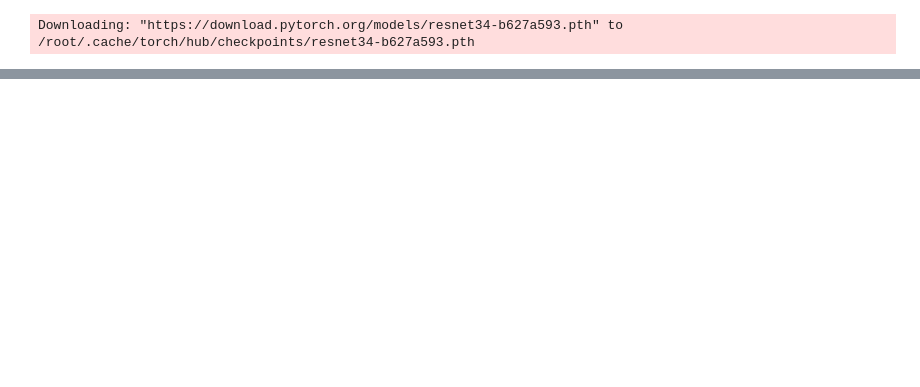
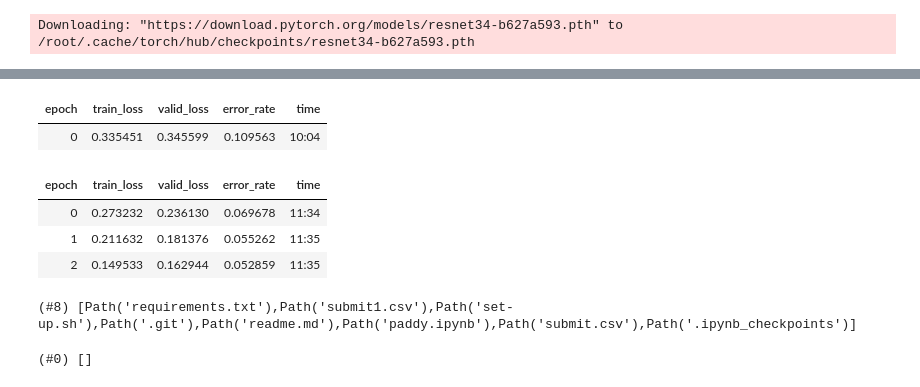
Before and after one commit to tripathysagar/paddy-kaggle, a Jupyter notebook: paddy.ipynb, the cells around one changed output, grey strips where cells are left out. Drawn from its saved outputs; the diff is of its cells as text; code cells hidden in the pictures; blank space fills up the shorter version.

Commit message:
Add files via upload
model trained with "convnext_small_in22k"

```diff
--- a/paddy.ipynb
+++ b/paddy.ipynb
@@ -67,0 +232,21 @@ learn.fine_tune(1)
+# %%
+learn = vision_learner(dls, 'convnext_small_in22k',metrics=error_rate).to_fp16()
+# %%
+
+learn.fine_tune(3)
+# %% [output]
+| epoch | train_loss | valid_loss | error_rate | time |
+| 0 | 0.335451 | 0.345599 | 0.109563 | 10:04 |
+| epoch | train_loss | valid_loss | error_rate | time |
+| 0 | 0.273232 | 0.236130 | 0.069678 | 11:34 |
+| 1 | 0.211632 | 0.181376 | 0.055262 | 11:35 |
+| 2 | 0.149533 | 0.162944 | 0.052859 | 11:35 |
+# %%
+nb_loc = Path()
+nb_loc.ls()
+# %% [output]
+(#8) [Path('requirements.txt'),Path('submit1.csv'),Path('set-up.sh'),Path('.git'),Path('readme.md'),Path('paddy.ipynb'),Path('submit.csv'),Path('.ipynb_checkpoints')]
+# %%
+nb_loc.ls(file_exts='.pkl')
+# %% [output]
+(#0) []
```
Also changed, not shown: parts of 37 cells of this notebook.
